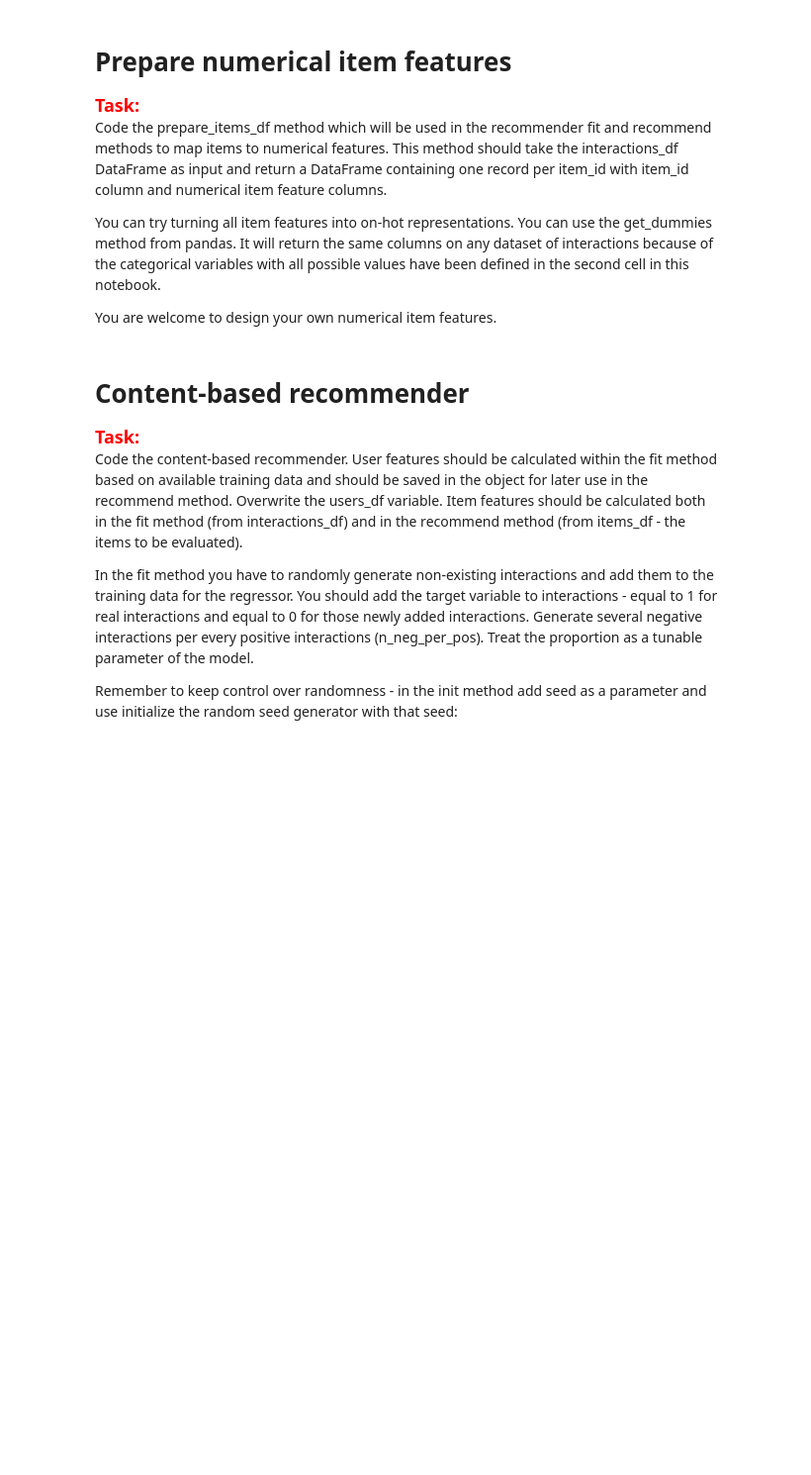
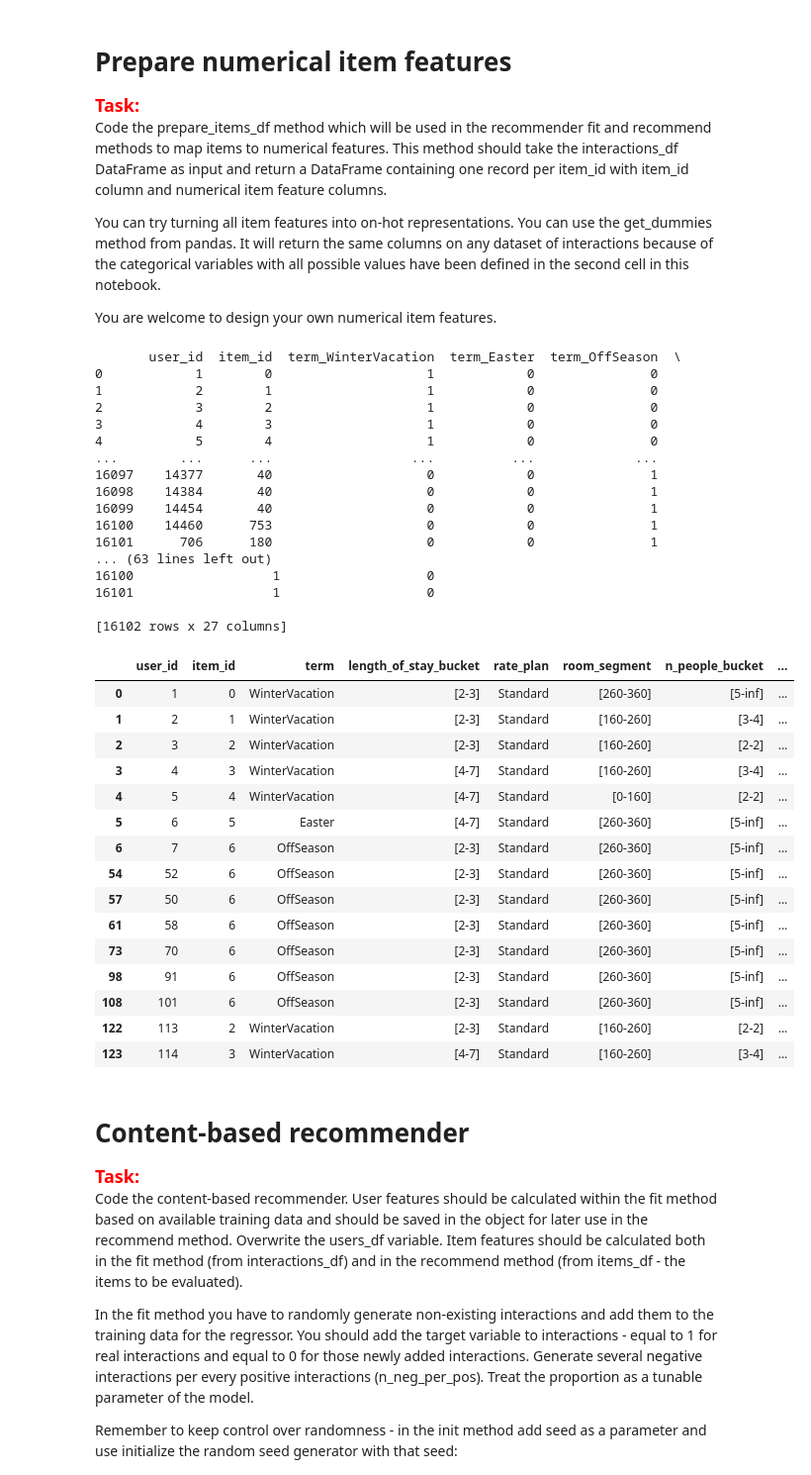
Before and after one commit to JohnyP41/project1, a Jupyter notebook: project_1_recommender_and_evaluation.ipynb, the cells around one changed output. Shown at 99% size. Drawn from its saved outputs; the diff is of its cells as text; code cells hidden in the pictures; blank space fills up the shorter version.

```diff
--- a/project_1_recommender_and_evaluation.ipynb
+++ b/project_1_recommender_and_evaluation.ipynb
@@ -94,17 +144,51 @@ You can try turning all item features into on-hot representations. You can use t
 You are welcome to design your own numerical item features.
 # %%
 def prepare_items_df(interactions_df):
-
-    # Write your code here
+    items_df=interactions_df
+    item_features=pd.get_dummies(interactions_df)
 
     return items_df, item_features
 
 
 items_df, item_features = prepare_items_df(interactions_df)
 
 print(item_features)
 
 display(HTML(items_df.loc[items_df['item_id'].isin([0, 1, 2, 3, 4, 5, 6])].head(15).to_html()))
+# %% [output]
+       user_id  item_id  term_WinterVacation  term_Easter  term_OffSeason  \
+0            1        0                    1            0               0
+1            2        1                    1            0               0
+2            3        2                    1            0               0
+3            4        3                    1            0               0
+4            5        4                    1            0               0
+...        ...      ...                  ...          ...             ...
+16097    14377       40                    0            0               1
+16098    14384       40                    0            0               1
+16099    14454       40                    0            0               1
+16100    14460      753                    0            0               1
+16101      706      180                    0            0               1
+... (63 lines left out)
+16100                  1                   0
+16101                  1                   0
+
+[16102 rows x 27 columns]
+|  | user_id | item_id | term | length_of_stay_bucket | rate_plan | room_segment | n_people_bucket | ... |
+| 0 | 1 | 0 | WinterVacation | [2-3] | Standard | [260-360] | [5-inf] | ... |
+| 1 | 2 | 1 | WinterVacation | [2-3] | Standard | [160-260] | [3-4] | ... |
+| 2 | 3 | 2 | WinterVacation | [2-3] | Standard | [160-260] | [2-2] | ... |
+| 3 | 4 | 3 | WinterVacation | [4-7] | Standard | [160-260] | [3-4] | ... |
+| 4 | 5 | 4 | WinterVacation | [4-7] | Standard | [0-160] | [2-2] | ... |
+| 5 | 6 | 5 | Easter | [4-7] | Standard | [260-360] | [5-inf] | ... |
+| 6 | 7 | 6 | OffSeason | [2-3] | Standard | [260-360] | [5-inf] | ... |
+| 54 | 52 | 6 | OffSeason | [2-3] | Standard | [260-360] | [5-inf] | ... |
+| 57 | 50 | 6 | OffSeason | [2-3] | Standard | [260-360] | [5-inf] | ... |
+| 61 | 58 | 6 | OffSeason | [2-3] | Standard | [260-360] | [5-inf] | ... |
+| 73 | 70 | 6 | OffSeason | [2-3] | Standard | [260-360] | [5-inf] | ... |
+| 98 | 91 | 6 | OffSeason | [2-3] | Standard | [260-360] | [5-inf] | ... |
+| 108 | 101 | 6 | OffSeason | [2-3] | Standard | [260-360] | [5-inf] | ... |
+| 122 | 113 | 2 | WinterVacation | [2-3] | Standard | [160-260] | [2-2] | ... |
+| 123 | 114 | 3 | WinterVacation | [4-7] | Standard | [160-260] | [3-4] | ... |
 # %% [markdown]
 # Content-based recommender
 
```
Also changed, not shown: parts of 3 cells of this notebook, 1 other file.
